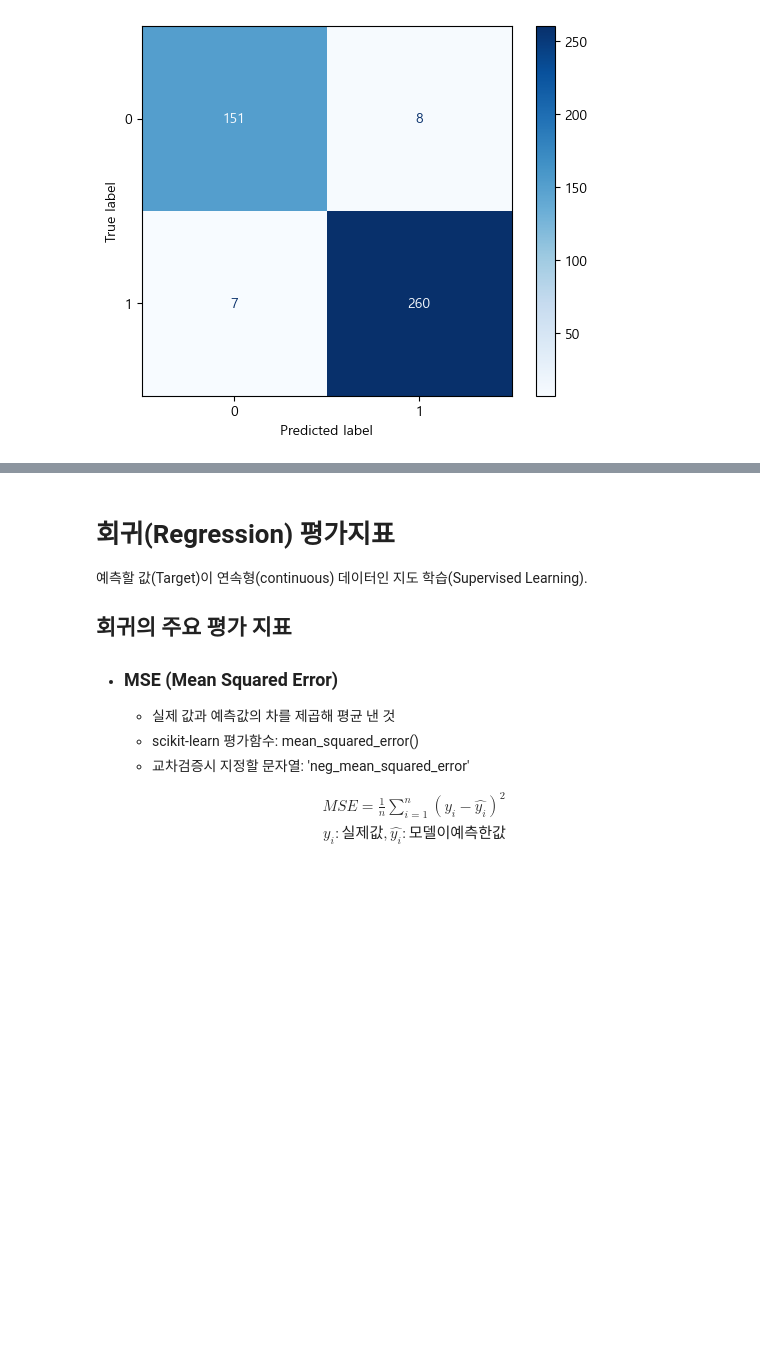
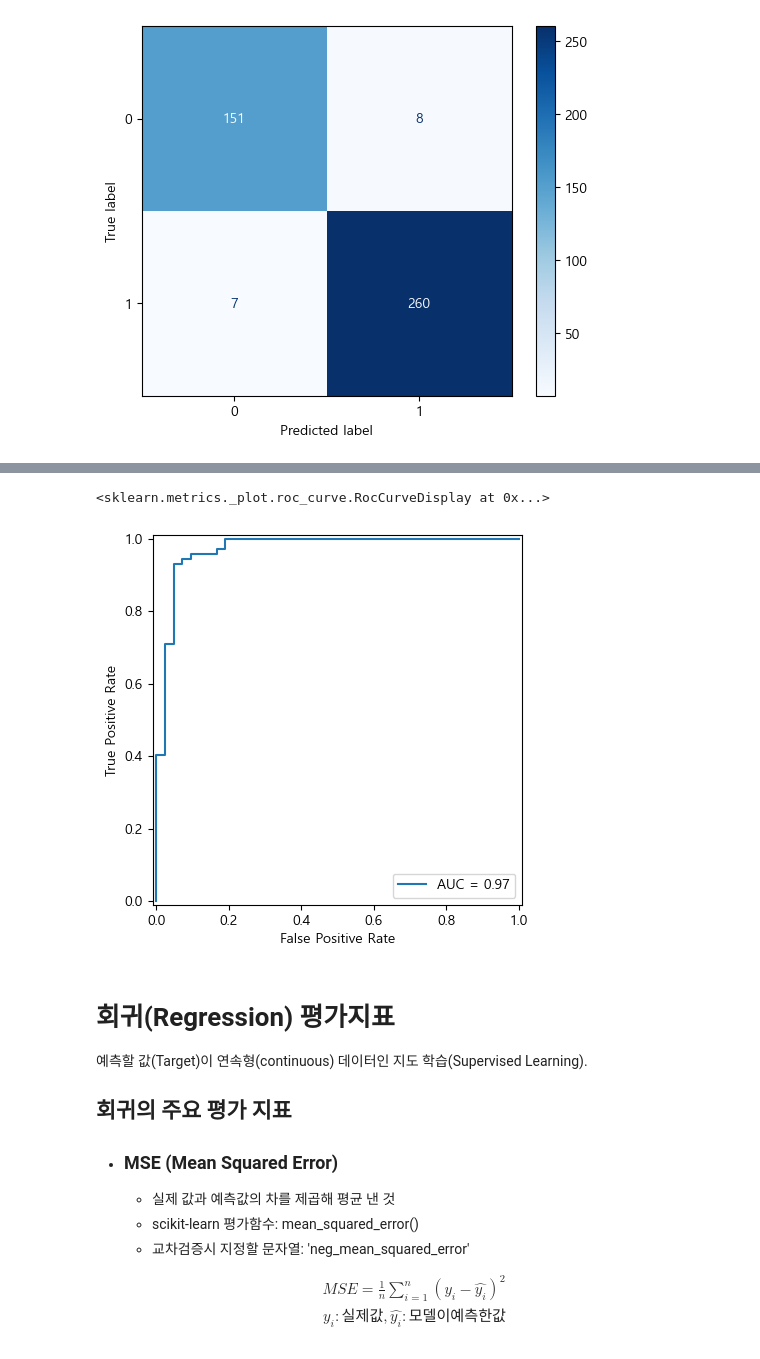
Before and after one commit to seonguihong/SKN13_mysrc, a Jupyter notebook: 08_머신러닝/05_평가지표.ipynb, the cells around one changed output, grey strips where cells are left out. Cells and saved outputs as stored; diff of their text form; code cells hidden in the pictures; blank space fills up the shorter version.

```diff
--- a/08_머신러닝/05_평가지표.ipynb
+++ b/08_머신러닝/05_평가지표.ipynb
@@ -1039,3 +1082,11 @@ array([[0.02476701, 0.97523299],
+# %%
+fpr, tpr, t = roc_curve(y_test, pred_proba)
+auc_score = roc_auc_score(y_test, pred_proba)
+roc_disp = RocCurveDisplay(fpr=fpr, tpr=tpr, roc_auc = auc_score)
+roc_disp.plot()
+# %% [output]
+<sklearn.metrics._plot.roc_curve.RocCurveDisplay at 0x...>
+[figure, added]
 # %% [markdown]
 # 회귀(Regression) 평가지표
 
```
Also changed, not shown: parts of 21 cells of this notebook, 6 other files.
